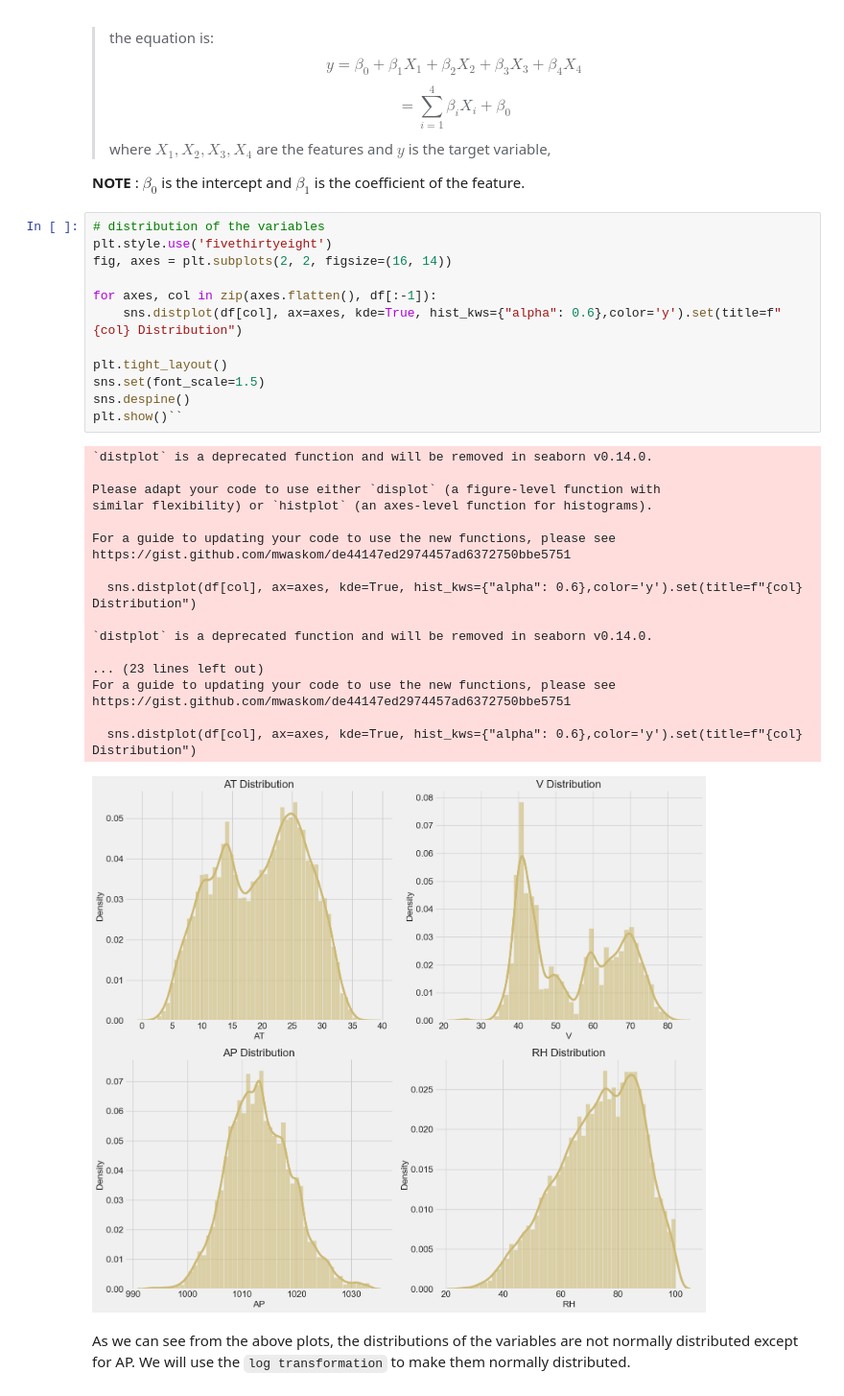
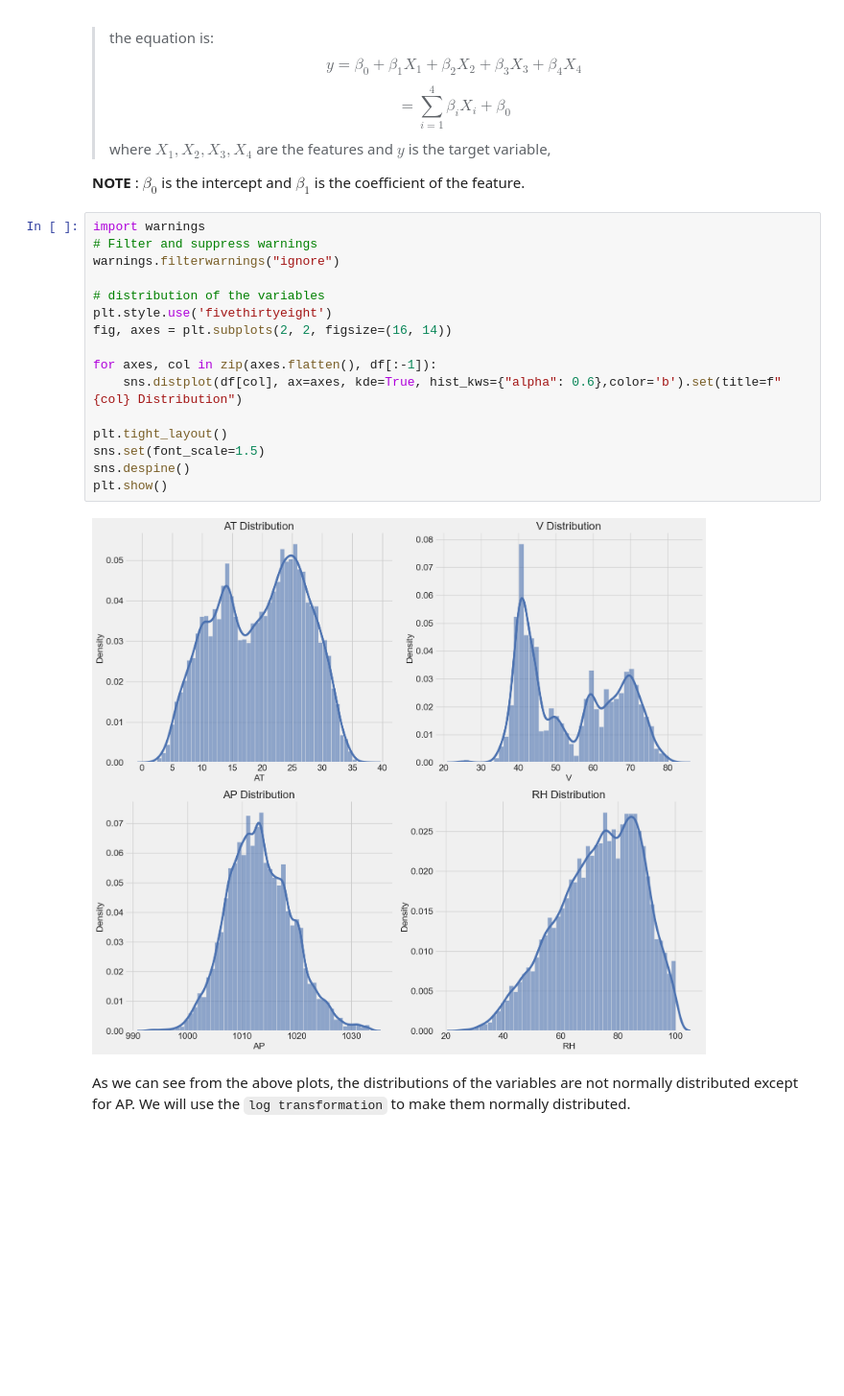
Before and after one commit to Abdelrahman898/e2e_ds_projec, a Jupyter notebook: notebooks/01_analysis.ipynb, the cells around one changed output. Shown at 96% size. Cells and saved outputs as stored; diff of their text form; blank space fills up the shorter version.

```diff
--- a/notebooks/01_analysis.ipynb
+++ b/notebooks/01_analysis.ipynb
@@ -122,36 +126,23 @@ This is a good sign as it means that we can use **linear regression** (multivari
 
 **NOTE** : $\beta_0$ is the intercept and $\beta_1$ is the coefficient of the feature.
 # %%
+import warnings
+# Filter and suppress warnings
+warnings.filterwarnings("ignore")
+
 # distribution of the variables
 plt.style.use('fivethirtyeight')
 fig, axes = plt.subplots(2, 2, figsize=(16, 14))
 
 for axes, col in zip(axes.flatten(), df[:-1]):
-    sns.distplot(df[col], ax=axes, kde=True, hist_kws={"alpha": 0.6},color='y').set(title=f"{col} Distribution")
+    sns.distplot(df[col], ax=axes, kde=True, hist_kws={"alpha": 0.6},color='b').set(title=f"{col} Distribution")
 
 plt.tight_layout()
 sns.set(font_scale=1.5)
 sns.despine()
-plt.show()``
+plt.show()
 # %% [output]
-`distplot` is a deprecated function and will be removed in seaborn v0.14.0.
-
-Please adapt your code to use either `displot` (a figure-level function with
-similar flexibility) or `histplot` (an axes-level function for histograms).
-
-For a guide to updating your code to use the new functions, please see
-https://gist.github.com/mwaskom/de44147ed2974457ad6372750bbe5751
-
-  sns.distplot(df[col], ax=axes, kde=True, hist_kws={"alpha": 0.6},color='y').set(title=f"{col} Distribution")
-
-`distplot` is a deprecated function and will be removed in seaborn v0.14.0.
-
-... (23 lines left out)
-For a guide to updating your code to use the new functions, please see
-https://gist.github.com/mwaskom/de44147ed2974457ad6372750bbe5751
-
-  sns.distplot(df[col], ax=axes, kde=True, hist_kws={"alpha": 0.6},color='y').set(title=f"{col} Distribution")
-[figure, old version]
+[figure, new version]
 # %% [markdown]
 As we can see from the above plots, the distributions of the variables are not normally distributed except for AP.
 We will use the `log transformation` to make them normally distributed.
```
Also changed, not shown: parts of 2 cells of this notebook, 1 other file.
